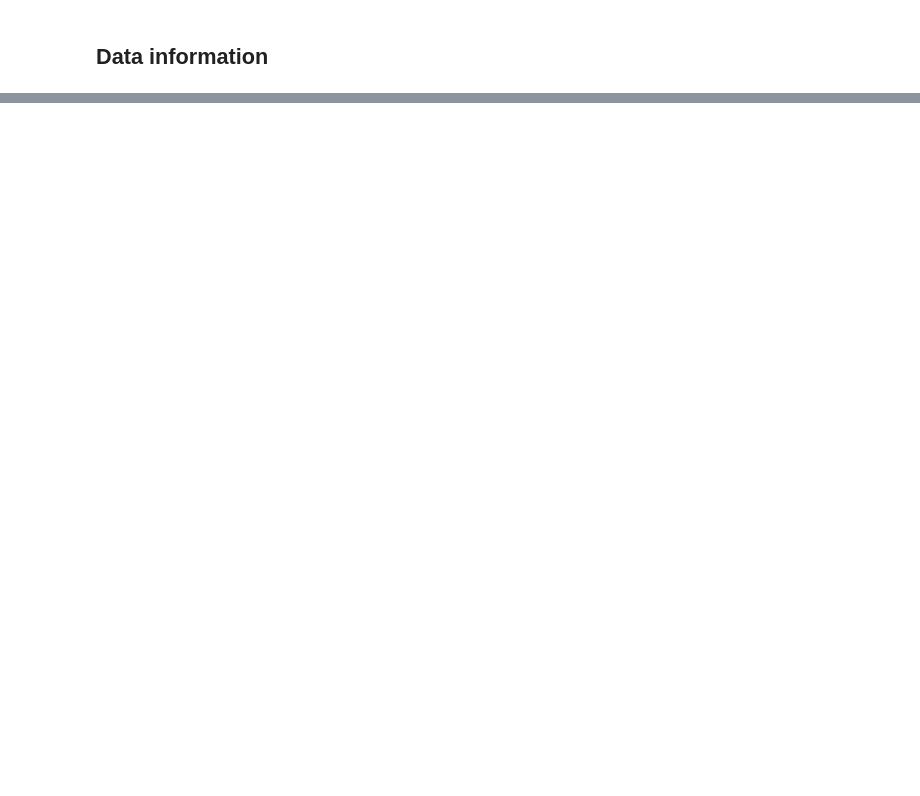
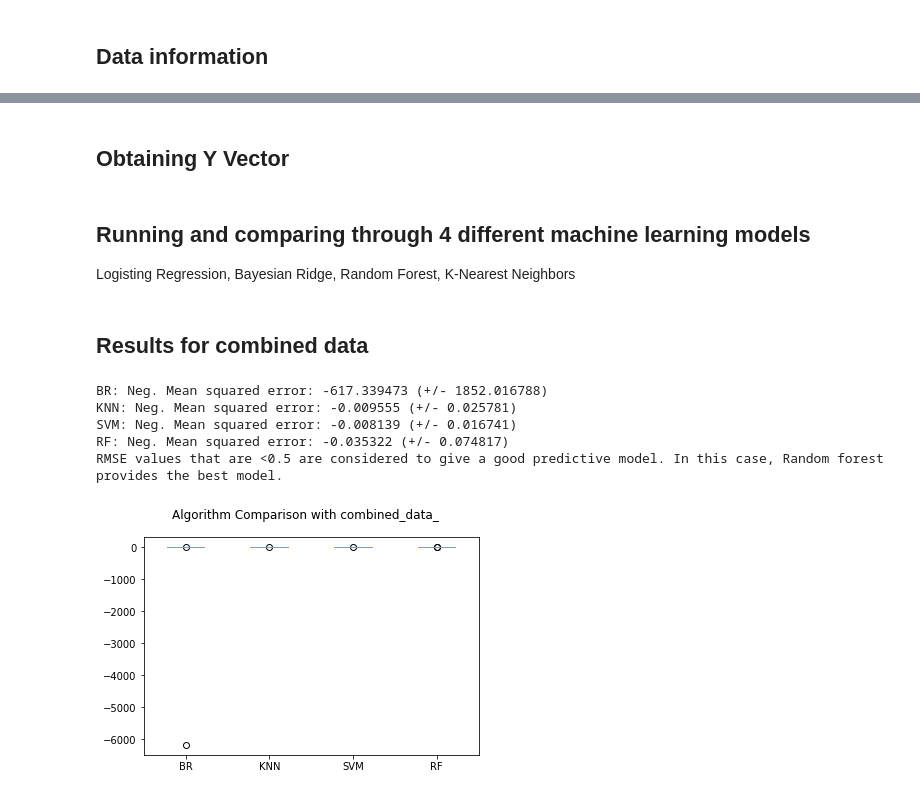
Before and after one commit to YulianaGomez/power, a Jupyter notebook: nvidia_gpus/all_apps/Full_Analysis.ipynb, the cells around one changed output, grey strips where cells are left out. Saved outputs shown, nothing was run; the diff lists cells and outputs as text; code cells hidden in the pictures; blank space fills up the shorter version.

Commit message:
model prediction using model trained on p100 data

```diff
--- a/nvidia_gpus/all_apps/Full_Analysis.ipynb
+++ b/nvidia_gpus/all_apps/Full_Analysis.ipynb
@@ -30,13 +31,11 @@ else:
     metric_targets = []
     all_sig_metrics = []
     for filen_ in glob.glob("/Users/yzamora/Desktop/all_data/*.csv"):
-
         filen = os.path.basename(filen_)
         filen_split = filen.split('.')[0].split('_')
         bench_name = filen_split[1]
         architecture = filen_split[0]
         unique_spec = filen_split[2]
-
         key_root = bench_name
         levels = ["Idle", "Low","High", "Max"]
         bw_units = ["GB", "MB", "KB" ,"0B"]
@@ -133,7 +132,10 @@ else:
     df = pd.DataFrame.from_dict(combined_data_,orient='index')
     df = df.dropna(axis=1,how='any')
     df2 = df.drop(columns=['kernelname'])
+    df3 = df2.drop(columns=['ipc'])
+    data_no_ipc = df3.values
     data = df2.values #scale(df2.values)
     #X = StandardScaler().fit_transform(data)
     X = MinMaxScaler().fit_transform(data)
+    X_no_ipc = MinMaxScaler().fit_transform(data_no_ipc)
     #X=X.astype('float32')/float(X.max())
@@ -151,0 +349,2 @@ There are 29 kernels tested.
+# %% [markdown]
+## Obtaining Y Vector
@@ -151,0 +353,3 @@ There are 29 kernels tested.
+# %% [markdown]
+## Running and comparing through 4 different machine learning models
+Logisting Regression, Bayesian Ridge, Random Forest, K-Nearest Neighbors
@@ -151,0 +414,11 @@ There are 29 kernels tested.
+# %% [markdown]
+## Results for combined data
+# %%
+model_comparison(X_no_ipc,Y,'combined_data_')
+# %% [output]
+BR: Neg. Mean squared error: -617.339473 (+/- 1852.016788)
+KNN: Neg. Mean squared error: -0.009555 (+/- 0.025781)
+SVM: Neg. Mean squared error: -0.008139 (+/- 0.016741)
+RF: Neg. Mean squared error: -0.035322 (+/- 0.074817)
+RMSE values that are <0.5 are considered to give a good predictive model. In this case, Random forest provides the best model.
+[figure, added]
```
Also changed, not shown: parts of 65 cells of this notebook.
